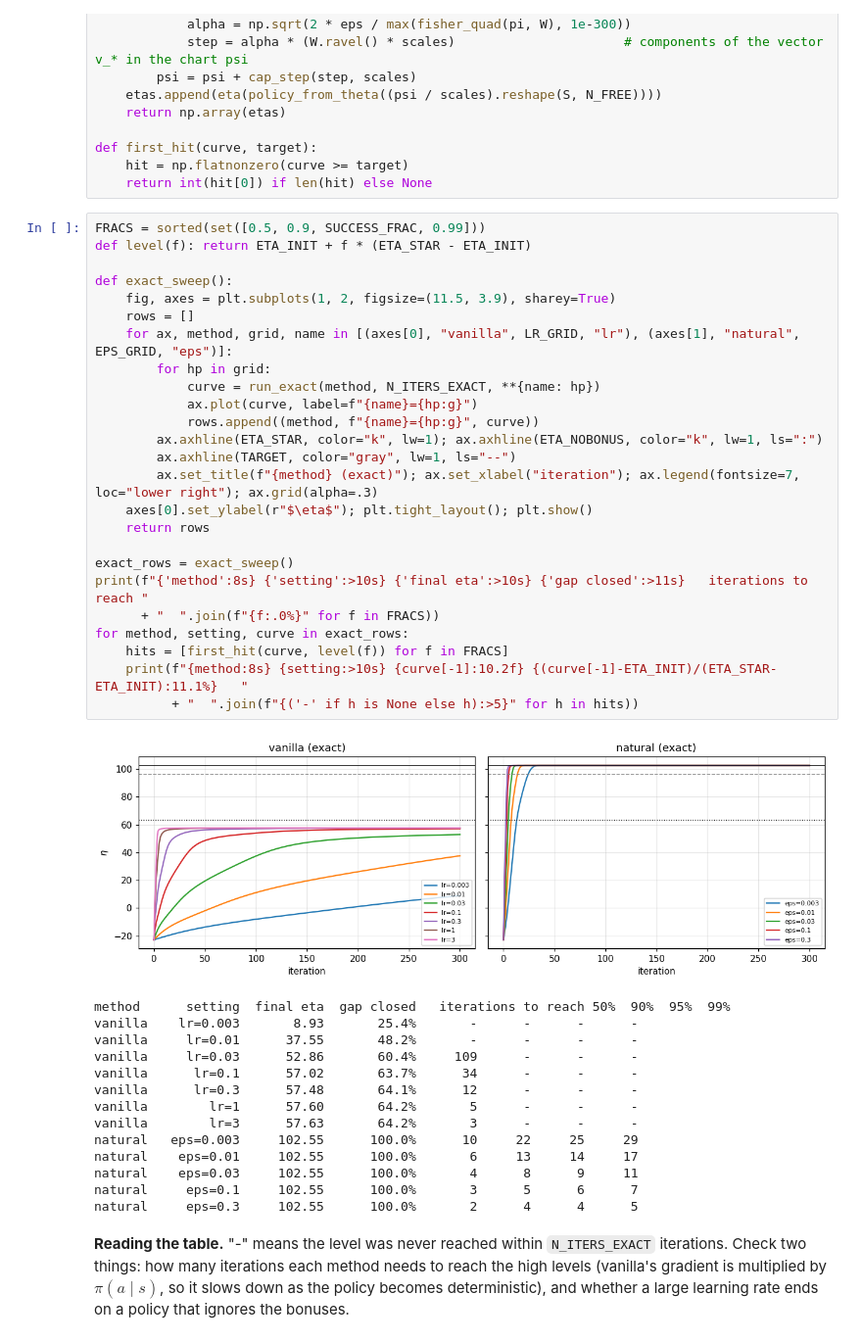
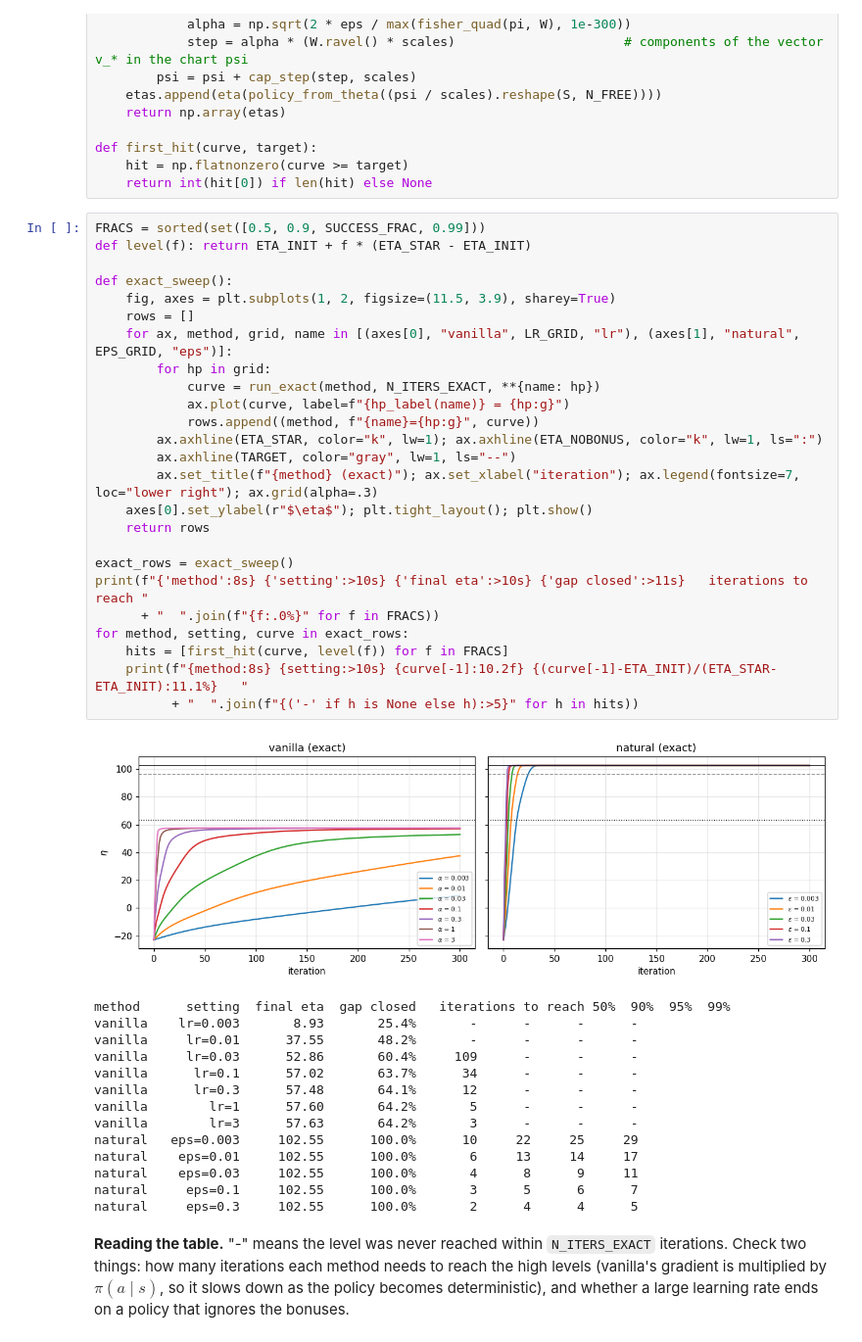
Before and after one commit to emilhauselvargha-byte/natural-policy-gradient, a Jupyter notebook: notebooks/natural_gradient_gridworld.ipynb, the cells around one changed output. Shown at 98% size. Saved outputs shown, nothing was run; the diff lists cells and outputs as text.

```diff
--- a/notebooks/natural_gradient_gridworld.ipynb
+++ b/notebooks/natural_gradient_gridworld.ipynb
@@ -427,30 +431,30 @@ def first_hit(curve, target):
 # %%
 FRACS = sorted(set([0.5, 0.9, SUCCESS_FRAC, 0.99]))
 def level(f): return ETA_INIT + f * (ETA_STAR - ETA_INIT)
 
 def exact_sweep():
     fig, axes = plt.subplots(1, 2, figsize=(11.5, 3.9), sharey=True)
     rows = []
     for ax, method, grid, name in [(axes[0], "vanilla", LR_GRID, "lr"), (axes[1], "natural", EPS_GRID, "eps")]:
         for hp in grid:
             curve = run_exact(method, N_ITERS_EXACT, **{name: hp})
-            ax.plot(curve, label=f"{name}={hp:g}")
+            ax.plot(curve, label=f"{hp_label(name)} = {hp:g}")
             rows.append((method, f"{name}={hp:g}", curve))
         ax.axhline(ETA_STAR, color="k", lw=1); ax.axhline(ETA_NOBONUS, color="k", lw=1, ls=":")
         ax.axhline(TARGET, color="gray", lw=1, ls="--")
         ax.set_title(f"{method} (exact)"); ax.set_xlabel("iteration"); ax.legend(fontsize=7, loc="lower right"); ax.grid(alpha=.3)
     axes[0].set_ylabel(r"$\eta$"); plt.tight_layout(); plt.show()
     return rows
 
 exact_rows = exact_sweep()
 print(f"{'method':8s} {'setting':>10s} {'final eta':>10s} {'gap closed':>11s}   iterations to reach "
       + "  ".join(f"{f:.0%}" for f in FRACS))
 for method, setting, curve in exact_rows:
     hits = [first_hit(curve, level(f)) for f in FRACS]
     print(f"{method:8s} {setting:>10s} {curve[-1]:10.2f} {(curve[-1]-ETA_INIT)/(ETA_STAR-ETA_INIT):11.1%}   "
           + "  ".join(f"{('-' if h is None else h):>5}" for h in hits))
 # %% [output]
-[figure, old version]
+[figure, new version]
 method      setting  final eta  gap closed   iterations to reach 50%  90%  95%  99%
 vanilla    lr=0.003       8.93       25.4%       -      -      -      -
 vanilla     lr=0.01      37.55       48.2%       -      -      -      -
```
Also changed, not shown: parts of 5 cells of this notebook, 21 other files.
